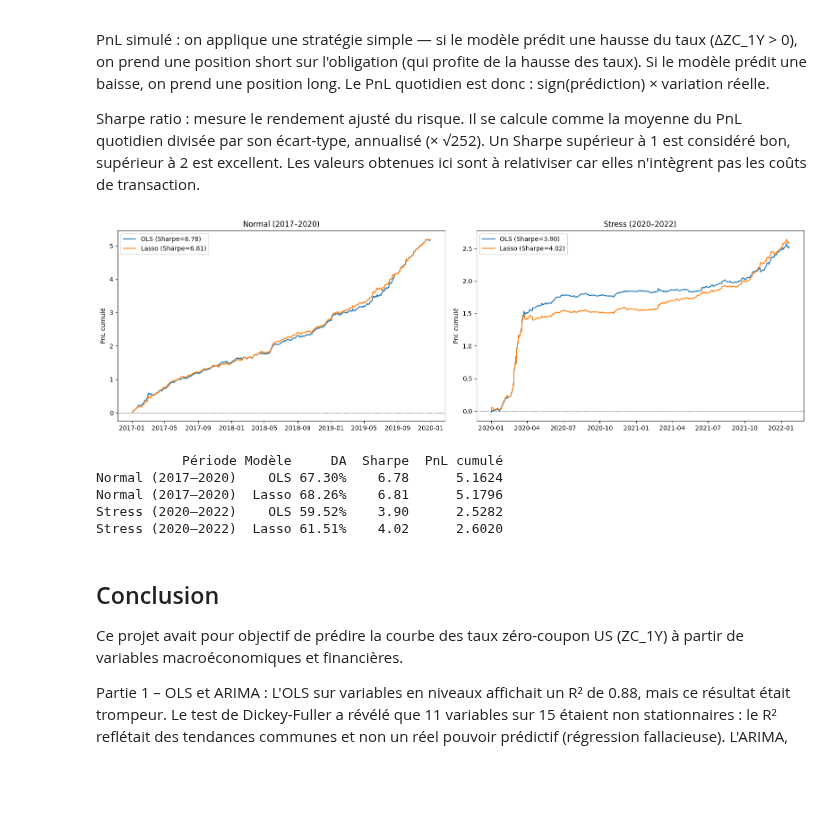
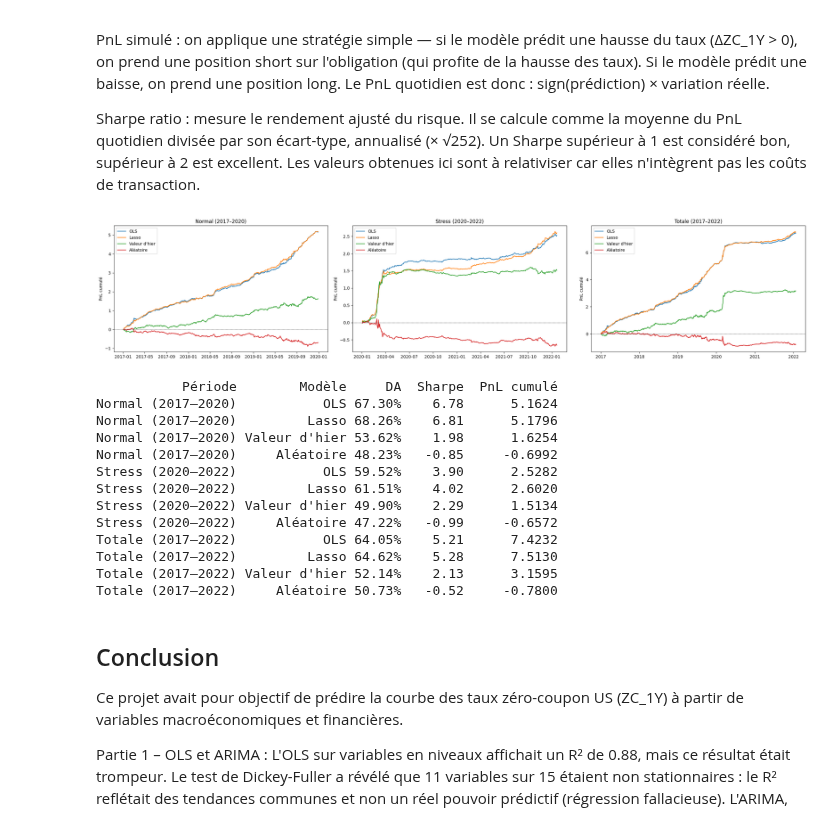
Before and after one commit to JibeyJB/Projet-DATA, a Jupyter notebook: Projet_DATA.ipynb, the cells around one changed output. Drawn from its saved outputs; the diff is of its cells as text; code cells hidden in the pictures; blank space fills up the shorter version.

```diff
--- a/Projet_DATA.ipynb
+++ b/Projet_DATA.ipynb
@@ -1281,8 +1319,6 @@ Stress (2020–2022) OLS (diff) 0.028141 -0.8027
 # %%
-periode = "Normal (2017–2020)"
-
+periode = "Totale (2017–2022)"
 plt.figure(figsize=(14, 6))
-
 idx_start = splits[periode][1][0] - 1
 last_known = df_model2["ZC_1Y"].iloc[idx_start]
 
@@ -1295,9 +1331,8 @@ plt.plot(ols_preds[periode]["date"], y_true_niv, label="Réalisé", color="black
 plt.plot(ols_preds[periode]["date"], y_ols_niv, label="OLS")
 plt.plot(arima_preds[periode]["date"], y_arima_niv, label="ARIMA")
 plt.plot(lasso_preds[periode]["date"], y_lasso_niv, label="Lasso")
-plt.title("ZC_1Y en niveau – Période normale (2017–2020)")
+plt.title("Comparaison visuelle des méthodes ")
 plt.ylabel("ZC_1Y (%)")
 plt.legend()
-plt.tight_layout()
 plt.show()
 # %% [output]
@@ -1313,48 +1348,71 @@ PnL simulé : on applique une stratégie simple — si le modèle prédit une ha
 
 Sharpe ratio : mesure le rendement ajusté du risque. Il se calcule comme la moyenne du PnL quotidien divisée par son écart-type, annualisé (× √252). Un Sharpe supérieur à 1 est considéré bon, supérieur à 2 est excellent. Les valeurs obtenues ici sont à relativiser car elles n'intègrent pas les coûts de transaction.
 # %%
-# DA + PnL + Sharpe – stress vs non-stress
+# DA + PnL + Sharpe – normal vs stress vs total
 
-periodes_metier = ["Normal (2017–2020)", "Stress (2020–2022)"]
+np.random.seed(42)
+
+periodes_metier = ["Normal (2017–2020)", "Stress (2020–2022)", "Totale (2017–2022)"]
 models = {"OLS": ols_preds, "Lasso": lasso_preds}
 
+# ajout benchmark "valeur d'hier" + benchmark aléatoire
+for periode in periodes_metier:
+    base = ols_preds[periode][["date", "y_true"]].copy()
+
+    df_yesterday = base.copy()
+    df_yesterday["y_pred"] = df_yesterday["y_true"].shift(1)
+    df_yesterday = df_yesterday.dropna().reset_index(drop=True)
+    models.setdefault("Valeur d'hier", {})[periode] = df_yesterday
+
+    df_random = base.copy()
+    df_random["y_pred"] = np.random.choice([-1, 1], size=len(df_random))
+    models.setdefault("Aléatoire", {})[periode] = df_random
+
 recap = []
-fig, axes = plt.subplots(1, 2, figsize=(16, 5))
+fig, axes = plt.subplots(1, 3, figsize=(24, 5))
 
 for idx, periode in enumerate(periodes_metier):
     for name, preds_dict in models.items():
         df_p = preds_dict[periode]
         y_true = df_p["y_true"].values
         y_pred = df_p["y_pred"].values
 
         da = (np.sign(y_pred) == np.sign(y_true)).mean()
         pnl_daily = np.sign(y_pred) * y_true
         pnl_cumul = np.cumsum(pnl_daily)
         sharpe = np.mean(pnl_daily) / np.std(pnl_daily) * np.sqrt(252)
 
         recap.append({
             "Période": periode, "Modèle": name,
             "DA": f"{da:.2%}", "Sharpe": round(sharpe, 2), "PnL cumulé": round(pnl_cumul[-1], 4)
         })
 
-        axes[idx].plot(df_p["date"], pnl_cumul, label=f"{name} (Sharpe={sharpe:.2f})")
+        axes[idx].plot(df_p["date"], pnl_cumul, label=f"{name}")
 
     axes[idx].set_title(periode)
     axes[idx].set_ylabel("PnL cumulé")
     axes[idx].axhline(0, color="black", linewidth=0.5, linestyle="--")
     axes[idx].legend()
 
 plt.tight_layout()
 plt.show()
 
 print(pd.DataFrame(recap).to_string(index=False))
 # %% [output]
-[figure, old version]
+[figure, new version]
-           Période Modèle     DA  Sharpe  PnL cumulé
-Normal (2017–2020)    OLS 67.30%    6.78      5.1624
-Normal (2017–2020)  Lasso 68.26%    6.81      5.1796
-Stress (2020–2022)    OLS 59.52%    3.90      2.5282
-Stress (2020–2022)  Lasso 61.51%    4.02      2.6020
+           Période        Modèle     DA  Sharpe  PnL cumulé
+Normal (2017–2020)           OLS 67.30%    6.78      5.1624
+Normal (2017–2020)         Lasso 68.26%    6.81      5.1796
+Normal (2017–2020) Valeur d'hier 53.62%    1.98      1.6254
+Normal (2017–2020)     Aléatoire 48.23%   -0.85     -0.6992
+Stress (2020–2022)           OLS 59.52%    3.90      2.5282
+Stress (2020–2022)         Lasso 61.51%    4.02      2.6020
+Stress (2020–2022) Valeur d'hier 49.90%    2.29      1.5134
+Stress (2020–2022)     Aléatoire 47.22%   -0.99     -0.6572
+Totale (2017–2022)           OLS 64.05%    5.21      7.4232
+Totale (2017–2022)         Lasso 64.62%    5.28      7.5130
+Totale (2017–2022) Valeur d'hier 52.14%    2.13      3.1595
+Totale (2017–2022)     Aléatoire 50.73%   -0.52     -0.7800
 # %% [markdown]
 ## Conclusion
 Ce projet avait pour objectif de prédire la courbe des taux zéro-coupon US (ZC_1Y) à partir de variables macroéconomiques et financières.
```
Also changed, not shown: parts of 11 cells of this notebook.
